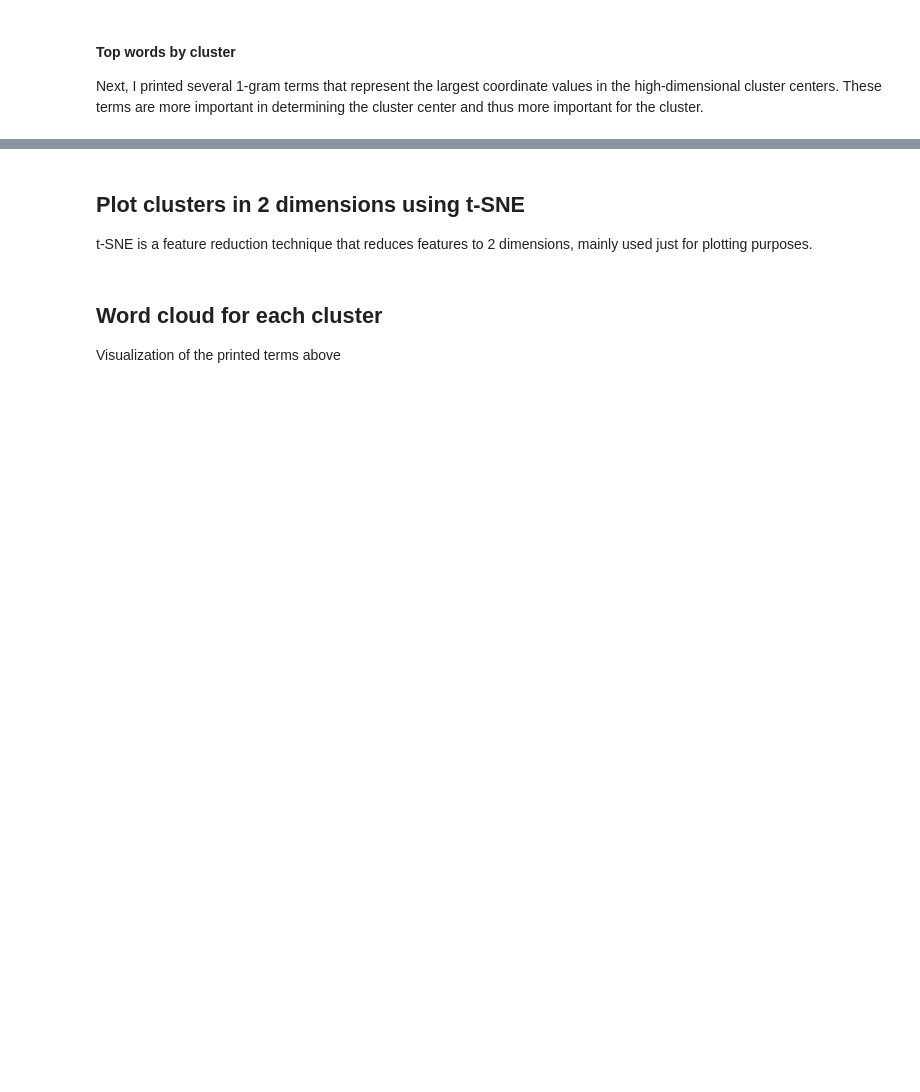
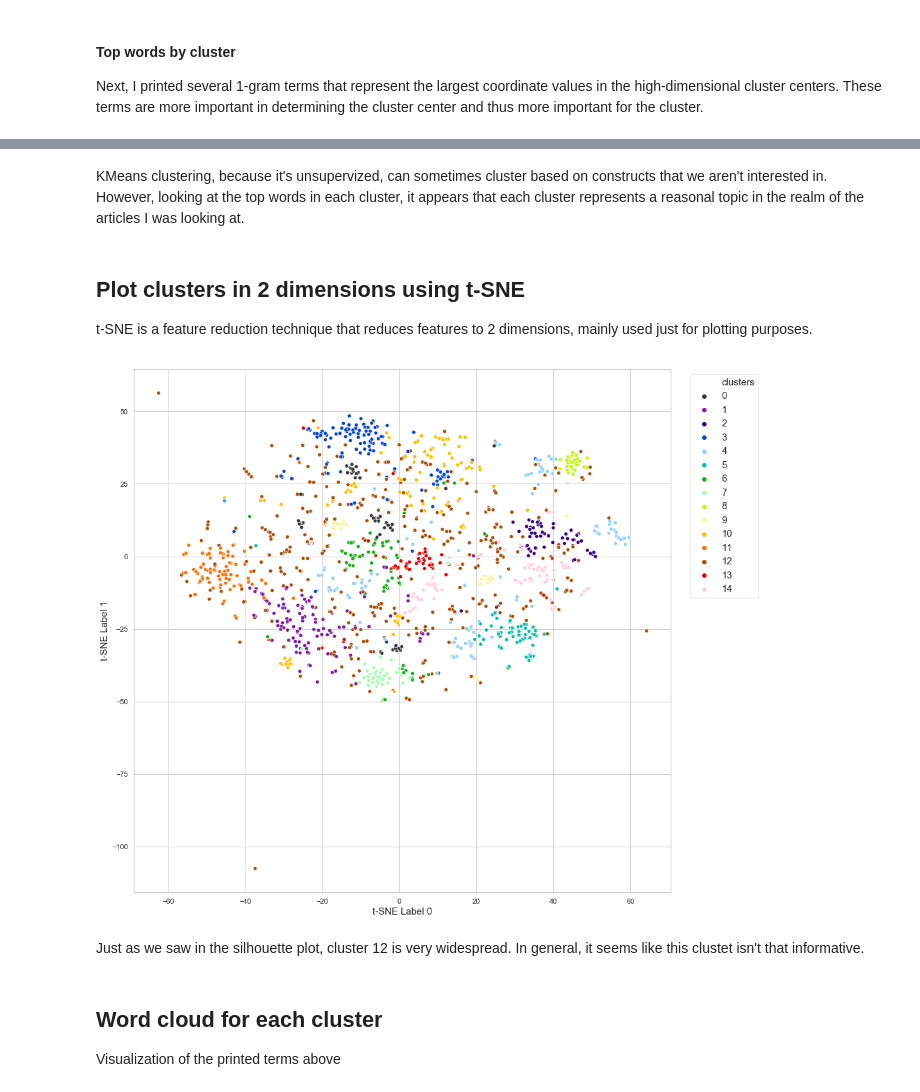
Before and after one commit to micaelamccall/tech-news-cluster, a Jupyter notebook: tech_news_cluster/tech_news_cluster.ipynb, the cells around one changed output, grey strips where cells are left out. Saved outputs shown, nothing was run; the diff lists cells and outputs as text; code cells hidden in the pictures; blank space fills up the shorter version.

```diff
--- a/tech_news_cluster/tech_news_cluster.ipynb
+++ b/tech_news_cluster/tech_news_cluster.ipynb
@@ -446,50 +448,59 @@ Cluster 13: tax income poverty charity cash foundation poor gates philanthropy b
+# %% [markdown]
+KMeans clustering, because it's unsupervized, can sometimes cluster based on constructs that we aren't interested in. However, looking at the top words in each cluster, it appears that each cluster represents a reasonal topic in the realm of the articles I was looking at.
 # %% [markdown]
 ## Plot clusters in 2 dimensions using t-SNE
 
 t-SNE is a feature reduction technique that reduces features to 2 dimensions, mainly used just for plotting purposes.
 # %%
 from sklearn.manifold import TSNE
+import seaborn as sns
+import matplotlib.cm as cm
 
 @lru_cache(maxsize = None)
 def tsne_plot():
     tsne=TSNE(random_state = 42)
 
     # Array with 2 dimensions for each sample
     tsne_features=tsne.fit_transform(tfidf)
 
     # Data frame of cluster labels and t-SNE features for plotting
     tsne_df = pd.DataFrame({'clusters':cluster_labels, 'tsne0':tsne_features[:,0], 'tsne1':tsne_features[:,1]})
     tsne_df['clusters'] = tsne_df['clusters'].astype('category', ordered = True)
 
     # Palette for plotting
-    palette = ['#7e1e9c',
-               '#ac4f06',
-               '#c87f89',
-               '#e50000',
-               '#ffd1df',
-               '#f97306',
-               '#fff39a',
-               '#fac205',
-               '#15b01a',
-               '#a7ffb5',
-               '#033500',
-               '#0343df',
-               '#607c8e',
-               '#95d0fc', ]
+    palette = ['#363737', # dark grey
+               '#7e1e9c', # purple
+               '#380282', # indigo
+               '#0343df', # blue
+               '#95d0fc', # light blue
+               '#06c2ac', # turquoise
+               '#15b01a', # green
+               '#a7ffb5', # light green
+               '#c1f80a', # chartreuse
+               '#fff39a', # yellow
+               '#fac205', # gold
+                '#f97306', # orange
+               '#ac4f06', # brown
+               '#e50000', # red
+               '#ffd1df', # light pink
+                ]
     sns.set(style="whitegrid")
 
     # Scatterplot colored by cluster label
-    plt.figure(figsize = [15,8])
-    sns.scatterplot(data = tsne_df, x="tsne0", y="tsne1", hue="clusters", palette= cm.nipy_spectral(k))
+    plt.figure(figsize = [15,15])
+    sns.scatterplot(data = tsne_df, x="tsne0", y="tsne1", hue="clusters", palette= palette)
     plt.legend(loc='upper center', bbox_to_anchor=(1.1, 1), ncol=1, fontsize =15)
     plt.xlabel("t-SNE Label 0", size = 15)
     plt.ylabel("t-SNE Label 1", size = 15)
 
     plt.show()
 
-import warnings
 warnings.filterwarnings('ignore')
 tsne_plot()
+# %% [output]
+[figure, added]
+# %% [markdown]
+Just as we saw in the silhouette plot, cluster 12 is very widespread. In general, it seems like this clustet isn't that informative.
 # %% [markdown]
 ## Word cloud for each cluster
 Visualization of the printed terms above
```
Also changed, not shown: parts of 17 cells of this notebook, 8 other files.
